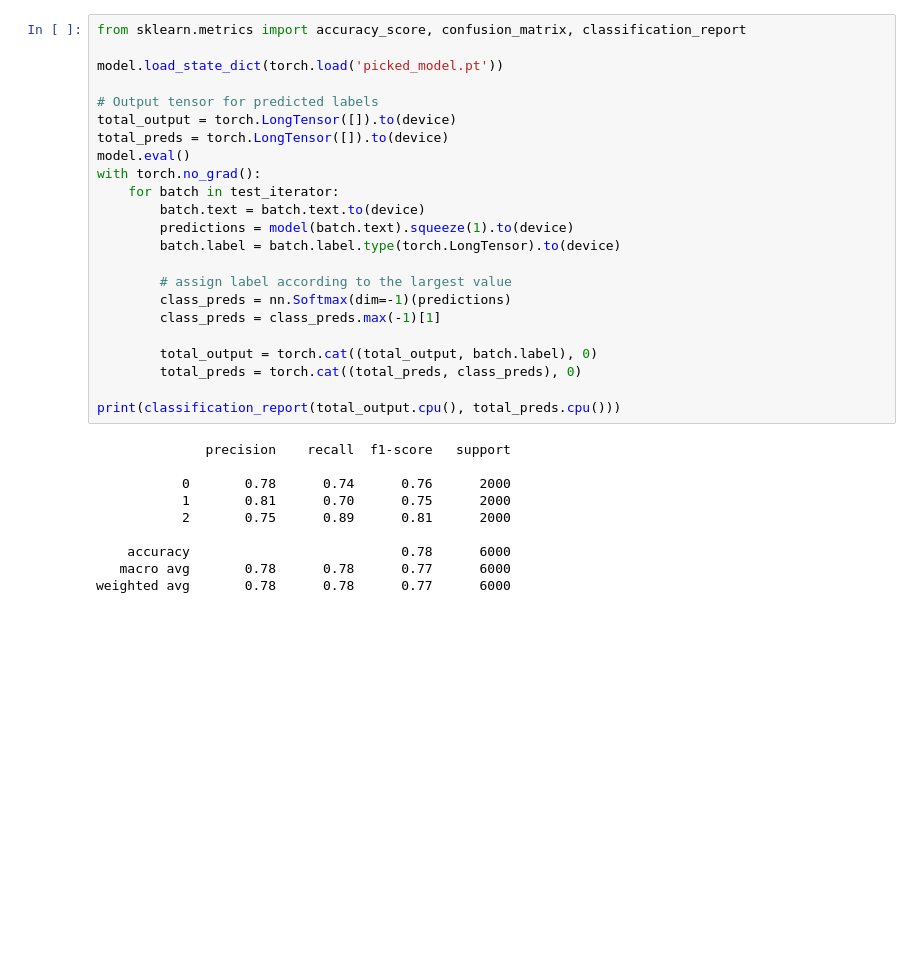
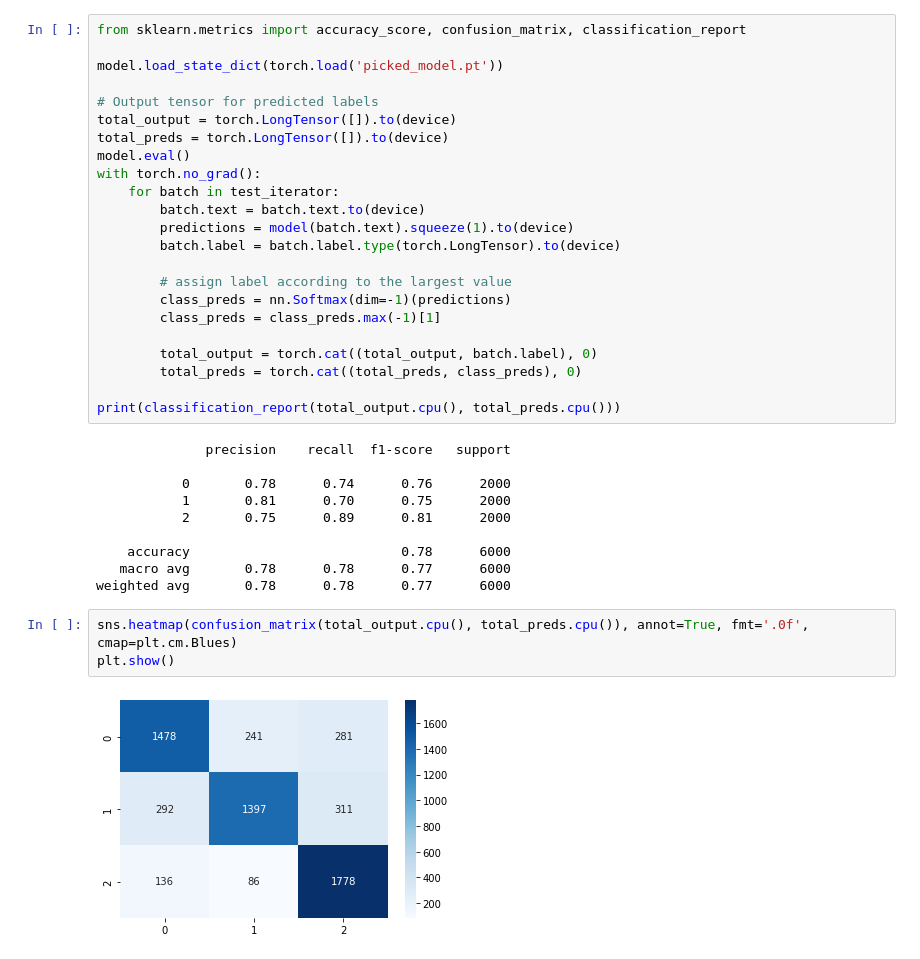
Before and after one commit to evelynerhuan/Noffence, a Jupyter notebook: BERT_base.ipynb, the cells around one changed output. Drawn from its saved outputs; the diff is of its cells as text; blank space fills up the shorter version.

Commit message:
Update Results
Updated with confusion matrix

```diff
--- a/BERT_base.ipynb
+++ b/BERT_base.ipynb
@@ -366,3 +366,8 @@ print(classification_report(total_output.cpu(), total_preds.cpu()))
     accuracy                           0.78      6000
    macro avg       0.78      0.78      0.77      6000
 weighted avg       0.78      0.78      0.77      6000
+# %%
+sns.heatmap(confusion_matrix(total_output.cpu(), total_preds.cpu()), annot=True, fmt='.0f', cmap=plt.cm.Blues)
+plt.show()
+# %% [output]
+[figure, added]
```
